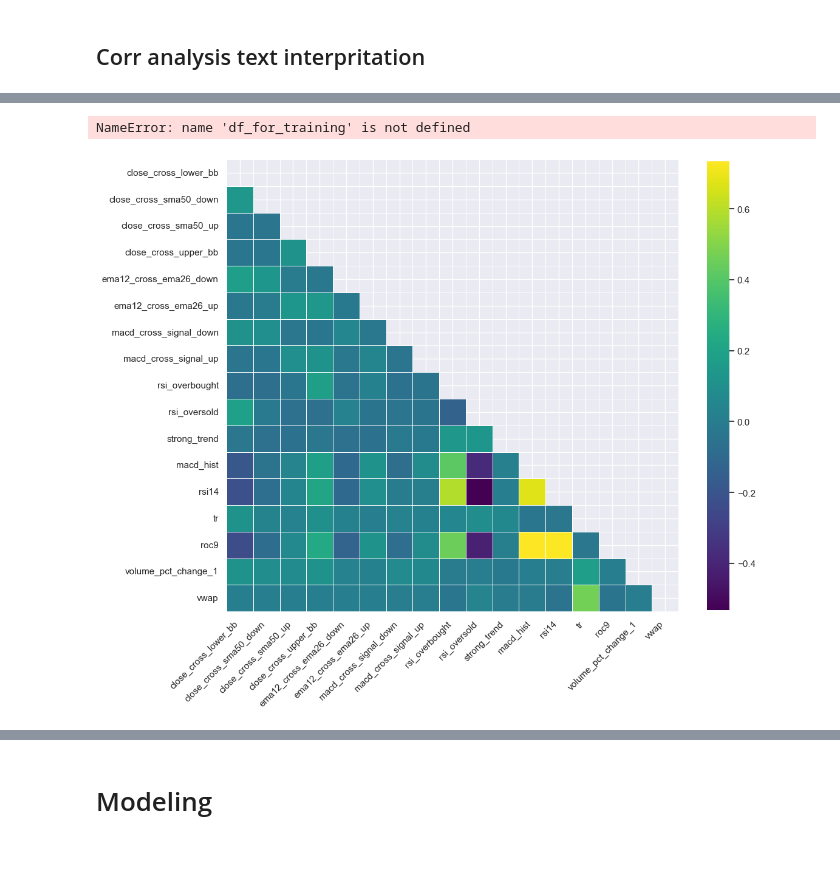
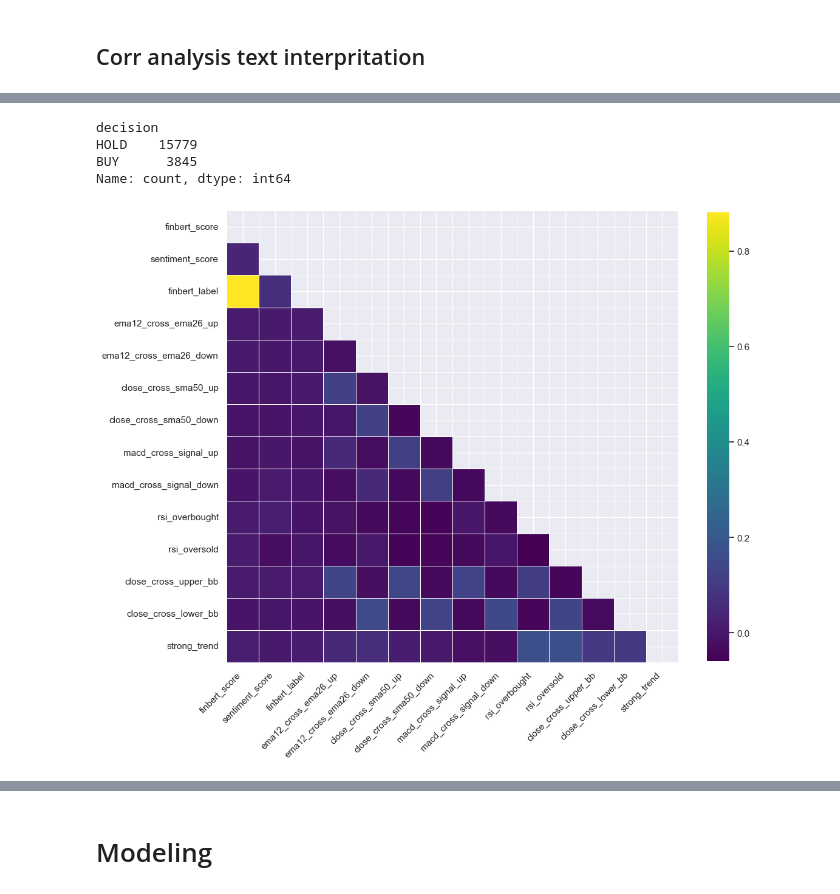
Before and after one commit to JanIzmer/crypto-market-preds, a Jupyter notebook: notebooks/Untitled.ipynb, the cells around one changed output, grey strips where cells are left out. Saved outputs shown, nothing was run; the diff lists cells and outputs as text; code cells hidden in the pictures; blank space fills up the shorter version.

```diff
--- a/notebooks/Untitled.ipynb
+++ b/notebooks/Untitled.ipynb
@@ -56,4 +37,12 @@ ModuleNotFoundError: No module named 'pytorch_lightning'
 # %%
-df = pd.read_csv('data/BTCUSDT-1h.csv',)
-df['timestamp'] = pd.to_datetime(df['timestamp'], unit='ms')
-df.head()
+load_dotenv()
+
+DB_USER = os.getenv("DB_USER", 'root')
+DB_PASS = os.getenv("DB_PASS", "")
+DB_HOST = os.getenv("DB_HOST", "127.0.0.1")
+DB_PORT = os.getenv("DB_PORT", "3306")
+DB_NAME = os.getenv("DB_NAME", "market_db")
+
+DATABASE_URL = f"mysql+pymysql://{DB_USER}:{DB_PASS}@{DB_HOST}:{DB_PORT}/{DB_NAME}?charset=utf8mb4"
+
+engine = create_engine(DATABASE_URL, pool_pre_ping=True)
@@ -115,0 +184,12 @@ dtype: bool
+# %%
+# replace NaNs by forward fill with limit of 5
+df['sentiment_score'] = df['sentiment_score'].ffill(limit=5)
+df['finbert_score'] = df['finbert_score'].ffill(limit=5)
+df['finbert_label'] = df['finbert_label'].ffill(limit=5)
+
+#replace remaining NaNs
+df['sentiment_score'].fillna(0, inplace=True)
+df['finbert_score'].fillna(0, inplace=True)
+df['finbert_label'].fillna('neutral', inplace=True)
+
+df.isna().any()
@@ -428,24 +436,27 @@ Any nan in X: 23
 # %%
-df_for_training.head(20)
+df_for_training['decision'].value_counts()
 # %% [output]
-NameError: name 'df_for_training' is not defined
+decision
+HOLD    15779
+BUY      3845
+Name: count, dtype: int64
 # %%
 sns.set(font_scale=1.1)
-corr_train = df_for_training.drop(columns=['decision','binary_decision']).corr(method="spearman")
+corr_train = df_for_training.drop(columns=['decision']).corr(method="spearman")
 mask = np.triu(np.ones_like(corr_train, dtype=bool))
 
 sns.set(font_scale=1.0)
 plt.figure(figsize=(12, 12))
 sns.heatmap(
     corr_train,
     cmap='viridis',
     square=True,
     mask=mask,
     linewidths=0.5,
     cbar_kws={'shrink': 0.8}
 )
 plt.xticks(rotation=45, ha='right')
 plt.yticks(rotation=0)
 plt.show()
 # %% [output]
-[figure, old version]
+[figure, new version]
```
Also changed, not shown: parts of 31 cells of this notebook, 37 other files.
